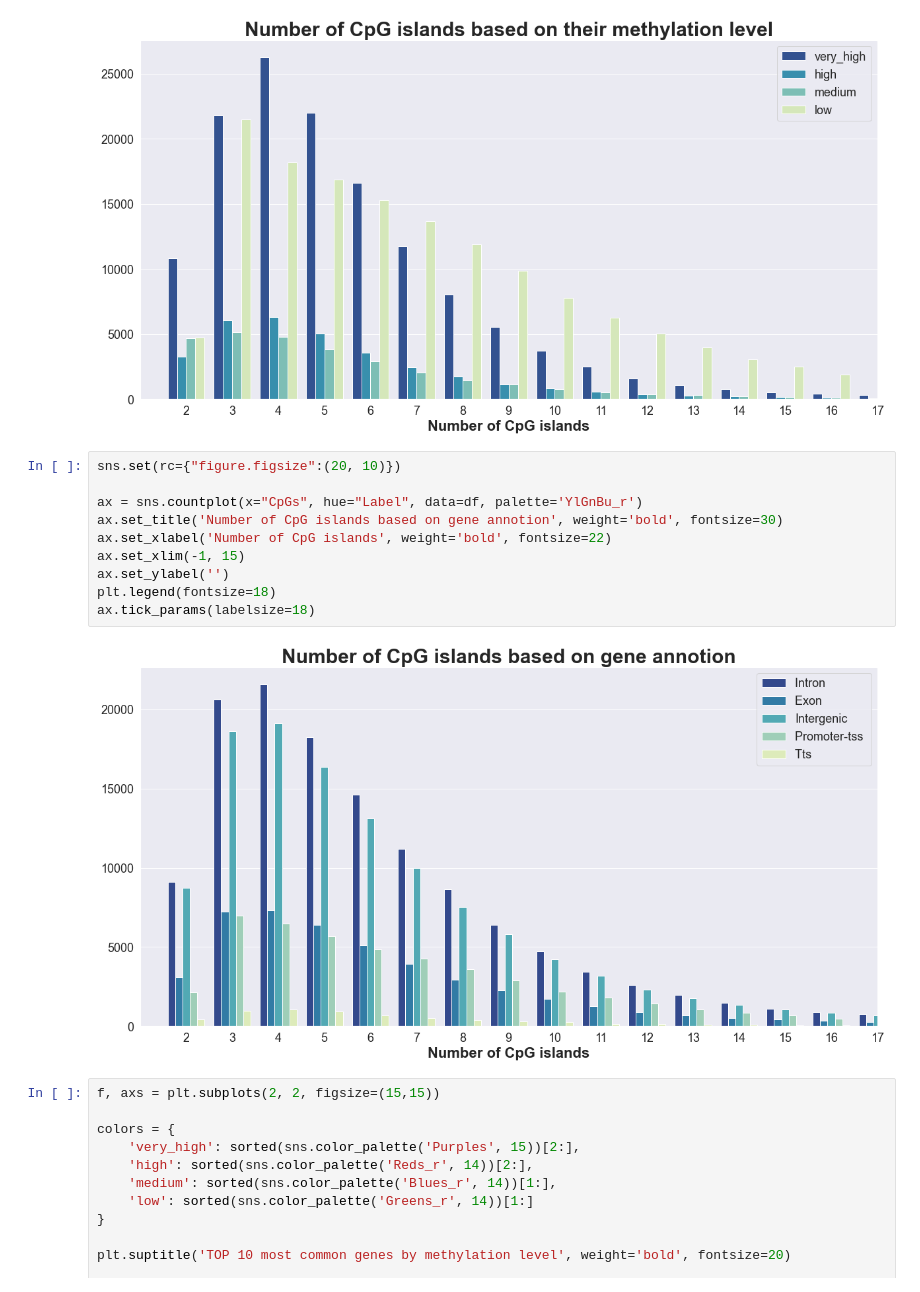
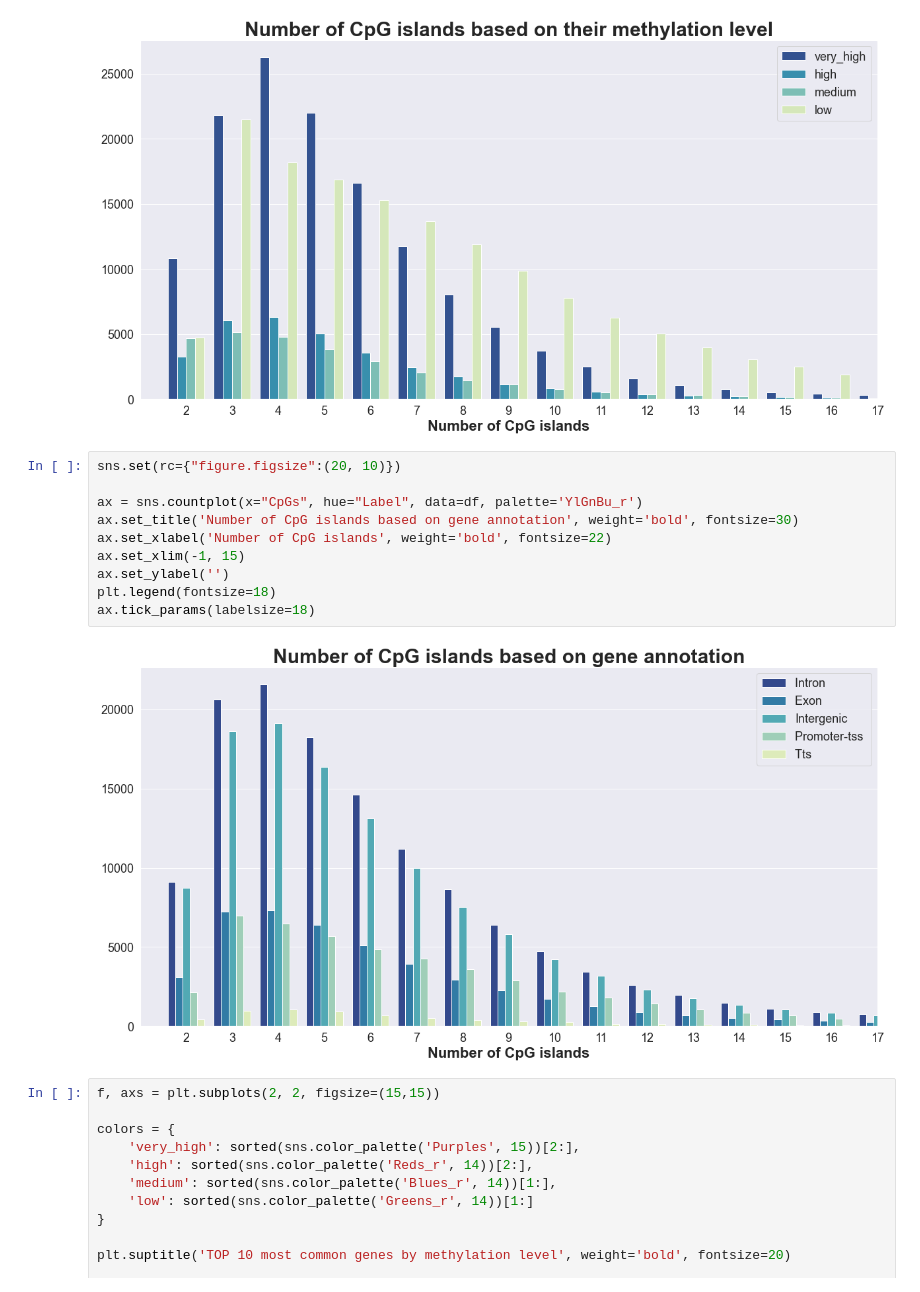
Before and after one commit to Manulink4/bioinfo_meth, a Jupyter notebook: meth.ipynb, the cells around one changed output. Drawn from its saved outputs; the diff is of its cells as text.

```diff
--- a/meth.ipynb
+++ b/meth.ipynb
@@ -107,15 +107,15 @@ ax.tick_params(labelsize=18)
 # %%
 sns.set(rc={"figure.figsize":(20, 10)})
 
 ax = sns.countplot(x="CpGs", hue="Label", data=df, palette='YlGnBu_r')
-ax.set_title('Number of CpG islands based on gene annotion', weight='bold', fontsize=30)
+ax.set_title('Number of CpG islands based on gene annotation', weight='bold', fontsize=30)
 ax.set_xlabel('Number of CpG islands', weight='bold', fontsize=22)
 ax.set_xlim(-1, 15)
 ax.set_ylabel('')
 plt.legend(fontsize=18)
 ax.tick_params(labelsize=18)
 # %% [output]
-[figure, old version]
+[figure, new version]
 # %%
 f, axs = plt.subplots(2, 2, figsize=(15,15))
 
```
Also changed, not shown: 1 other file.
